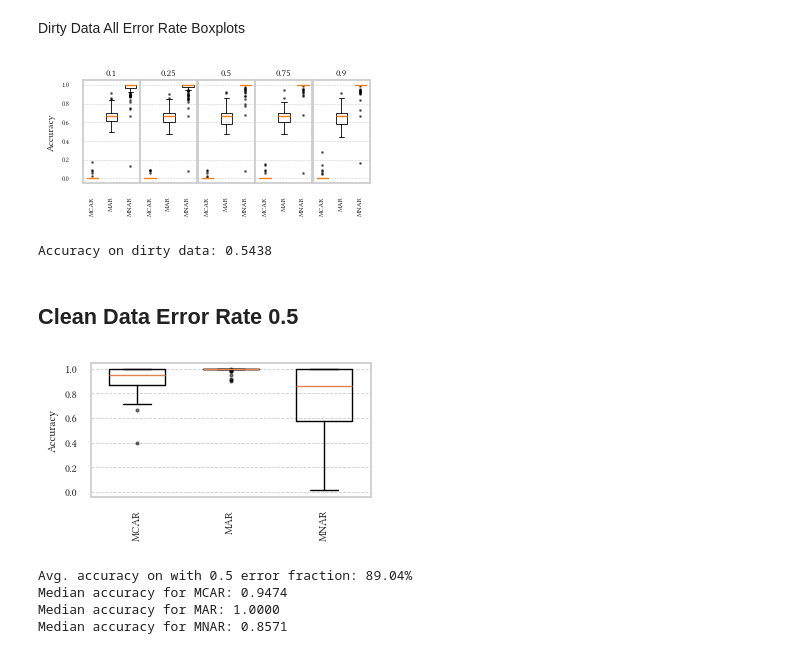
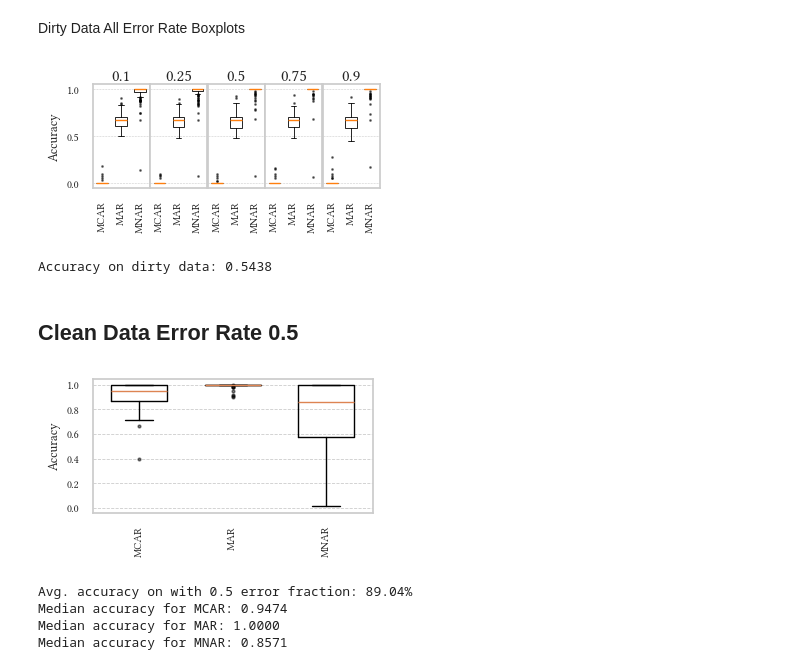
Before and after one commit to calgo-lab/MechDetect, a Jupyter notebook: src/accuracy_analysis.ipynb, the cells around one changed output. Saved outputs shown, nothing was run; the diff lists cells and outputs as text; code cells hidden in the pictures.

Commit message:
Update accuracy plots

```diff
--- a/src/accuracy_analysis.ipynb
+++ b/src/accuracy_analysis.ipynb
@@ -295,14 +295,14 @@ for j, mech in enumerate(mechanism_labels):
     )
 
 # Formatting
-ax.set_xlabel("Error Rate", fontsize=8)
-ax.set_ylabel("Accuracy", fontsize=8)
-ax.tick_params(axis='x', labelsize=5)
-ax.tick_params(axis='y', labelsize=5)
+ax.set_xlabel("Error Rate")
+ax.set_ylabel("Accuracy")
+ax.tick_params(axis='x')
+ax.tick_params(axis='y')
 
 ax.set_ylim(0.5, 1.05)
 ax.set_xticks(error_rates)
-ax.legend(title="", fontsize=7, title_fontsize=8, ncol=3)
+ax.legend(title="", ncol=3)
 ax.grid(axis='y', linestyle='--', linewidth=0.4)
 ax.grid(axis='x', visible=False)
 
@@ -357,38 +357,37 @@ for i, ax in enumerate(axes):
         boxprops=dict(facecolor='none', color='black', linewidth=0.6),
         whiskerprops=dict(color='black', linewidth=0.6),
         capprops=dict(color='black', linewidth=0.6),
         medianprops=dict(color=median_color, linewidth=1.0),
     )
 
-    ax.set_title(error_rates[i], fontsize=7, pad=3)
+    ax.set_title(error_rates[i], pad=3)
     ax.set_xticks(positions)
     ax.set_xticklabels(
         missingness_mechanisms_for_plotting,
         rotation=90,
         ha='center',
-        fontsize=5
     )
-    ax.tick_params(axis='y', labelsize=5)
+    ax.tick_params(axis='y')
     ax.grid(axis='y', linestyle='--', linewidth=0.4)
     ax.grid(axis='x', visible=False)
 
-axes[0].set_ylabel("Accuracy", fontsize=7)
+axes[0].set_ylabel("Accuracy")
 
 # Tighter layout tuning (same as clean version)
 plt.subplots_adjust(
     left=0.12,
     right=0.98,
     bottom=0.38,
     top=0.88,
     wspace=0.01
 )
 
 fig.savefig("../plots/mechdetect_accuracy_dirty_boxplots.pdf", format="pdf", bbox_inches="tight", dpi=300)
 plt.show()
 
 print(f"Accuracy on dirty data: {np.array(accuracy_dirty_data).mean():.4f}")
 # %% [output]
-[figure, old version]
+[figure, new version]
 Accuracy on dirty data: 0.5438
 # %% [markdown]
 ## Clean Data Error Rate 0.5
@@ -411,14 +410,13 @@ ax.set_xticklabels(
     missingness_mechanisms_for_plotting,
     rotation=90,
     ha='center',
-    fontsize=8
 )
-ax.set_ylabel("Accuracy", fontsize=8, x=-0.12)
+ax.set_ylabel("Accuracy", x=-0.12)
 ax.grid(axis='y', linestyle='--', linewidth=0.6)
 ax.grid(axis='x', visible=False)
 
 # Shrink y-labels
-ax.tick_params(axis='y', labelsize=8)
+ax.tick_params(axis='y')
 
 # Adjust layout
 plt.subplots_adjust(
@@ -437,7 +435,7 @@ medians = [np.median(data) for data in box_data_clean]
 for label, median in zip(missingness_mechanisms_for_plotting, medians):
     print(f"Median accuracy for {label}: {median:.4f}")
 # %% [output]
-[figure, old version]
+[figure, new version]
 Avg. accuracy on with 0.5 error fraction: 89.04%
 Median accuracy for MCAR: 0.9474
 Median accuracy for MAR: 1.0000
```
Also changed, not shown: parts of 1 cell of this notebook, 3 other files.
